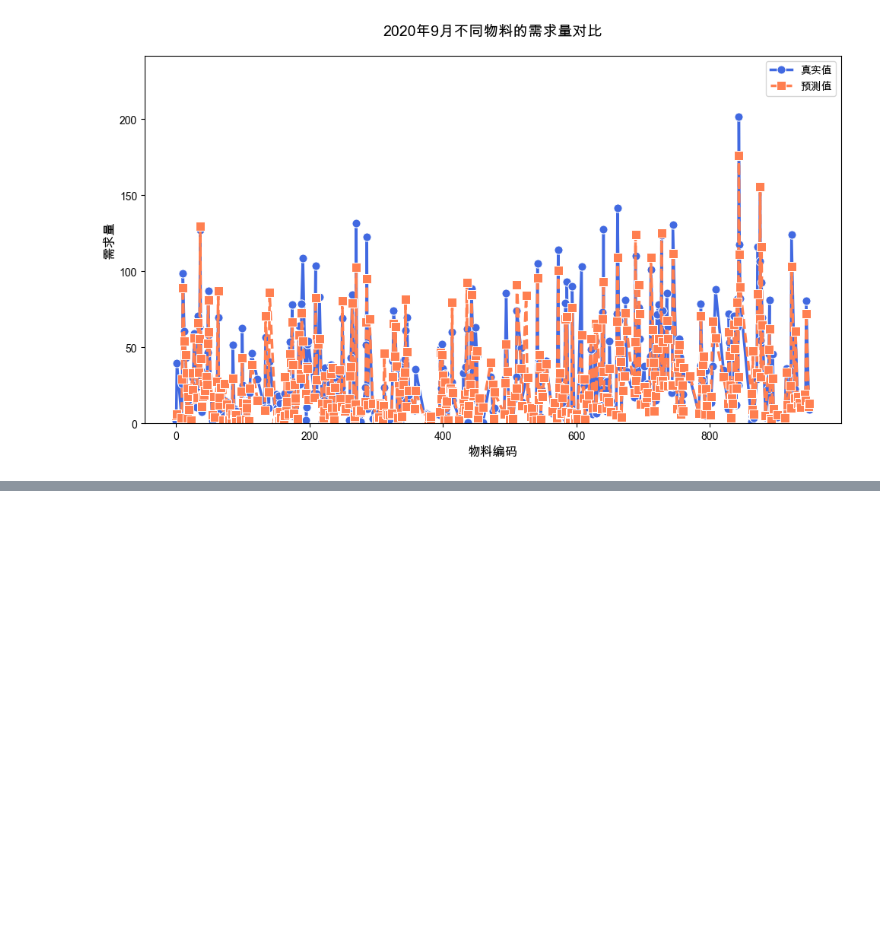
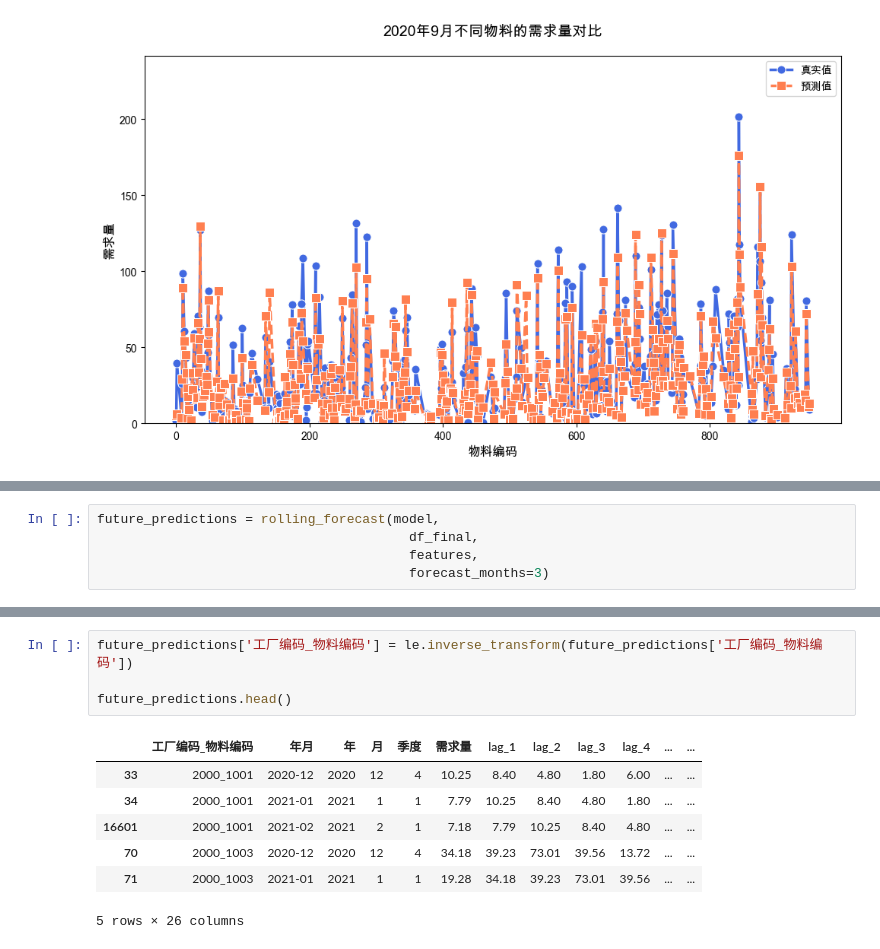
Before and after one commit to djwxfdt/mse-material-predict, a Jupyter notebook: lightbgm.ipynb, the cells around one changed output, grey strips where cells are left out. Cells and saved outputs as stored; diff of their text form; blank space fills up the shorter version.

```diff
--- a/lightbgm.ipynb
+++ b/lightbgm.ipynb
@@ -314,0 +357,5 @@ plt.show()
+# %%
+future_predictions = rolling_forecast(model,
+                                        df_final,
+                                        features,
+                                        forecast_months=3)
@@ -314,0 +382,12 @@ plt.show()
+# %%
+future_predictions['工厂编码_物料编码'] = le.inverse_transform(future_predictions['工厂编码_物料编码'])
+
+future_predictions.head()
+# %% [output]
+|  | 工厂编码_物料编码 | 年月 | 年 | 月 | 季度 | 需求量 | lag_1 | lag_2 | lag_3 | lag_4 | ... | ... |
+| 33 | 2000_1001 | 2020-12 | 2020 | 12 | 4 | 10.25 | 8.40 | 4.80 | 1.80 | 6.00 | ... | ... |
+| 34 | 2000_1001 | 2021-01 | 2021 | 1 | 1 | 7.79 | 10.25 | 8.40 | 4.80 | 1.80 | ... | ... |
+| 16601 | 2000_1001 | 2021-02 | 2021 | 2 | 1 | 7.18 | 7.79 | 10.25 | 8.40 | 4.80 | ... | ... |
+| 70 | 2000_1003 | 2020-12 | 2020 | 12 | 4 | 34.18 | 39.23 | 73.01 | 39.56 | 13.72 | ... | ... |
+| 71 | 2000_1003 | 2021-01 | 2021 | 1 | 1 | 19.28 | 34.18 | 39.23 | 73.01 | 39.56 | ... | ... |
+5 rows × 26 columns
```
Also changed, not shown: parts of 6 cells of this notebook.
